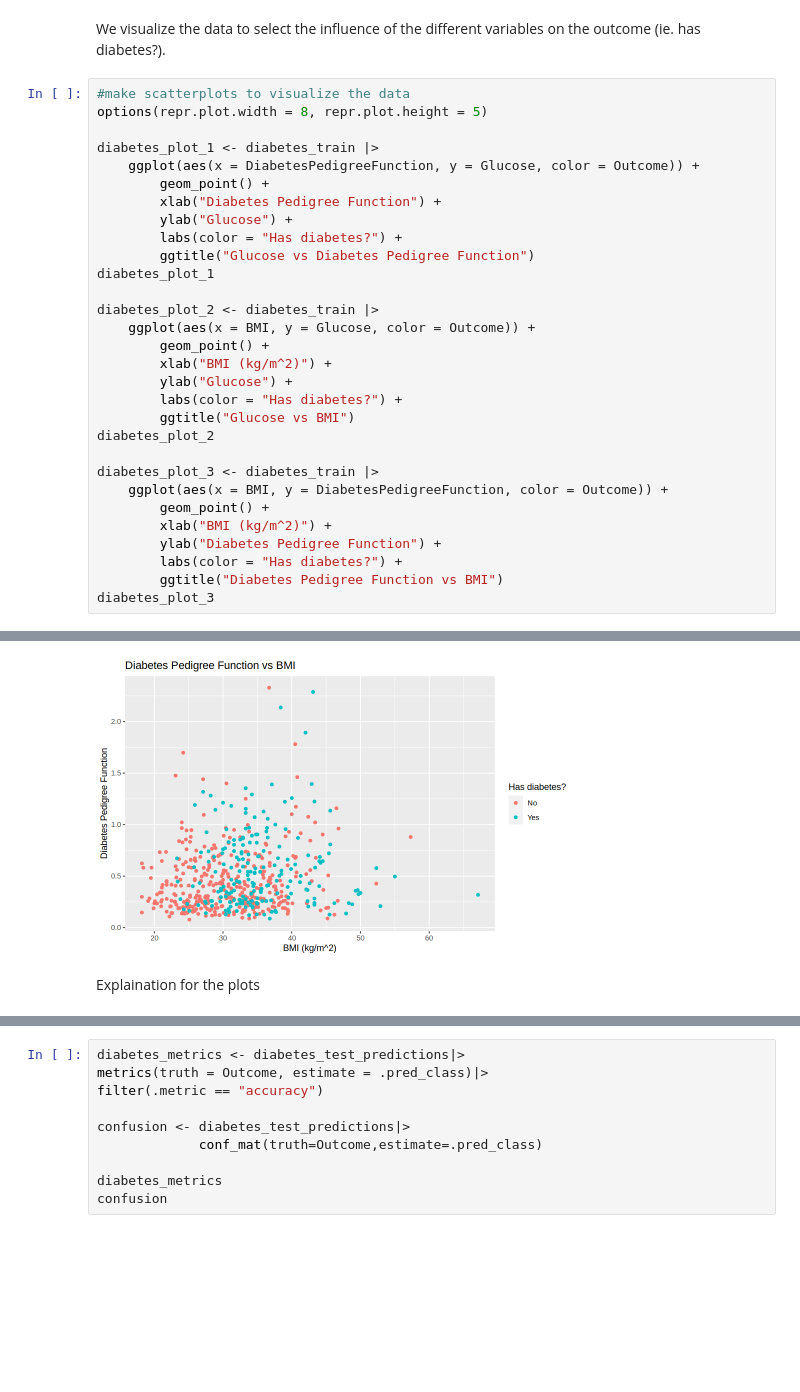
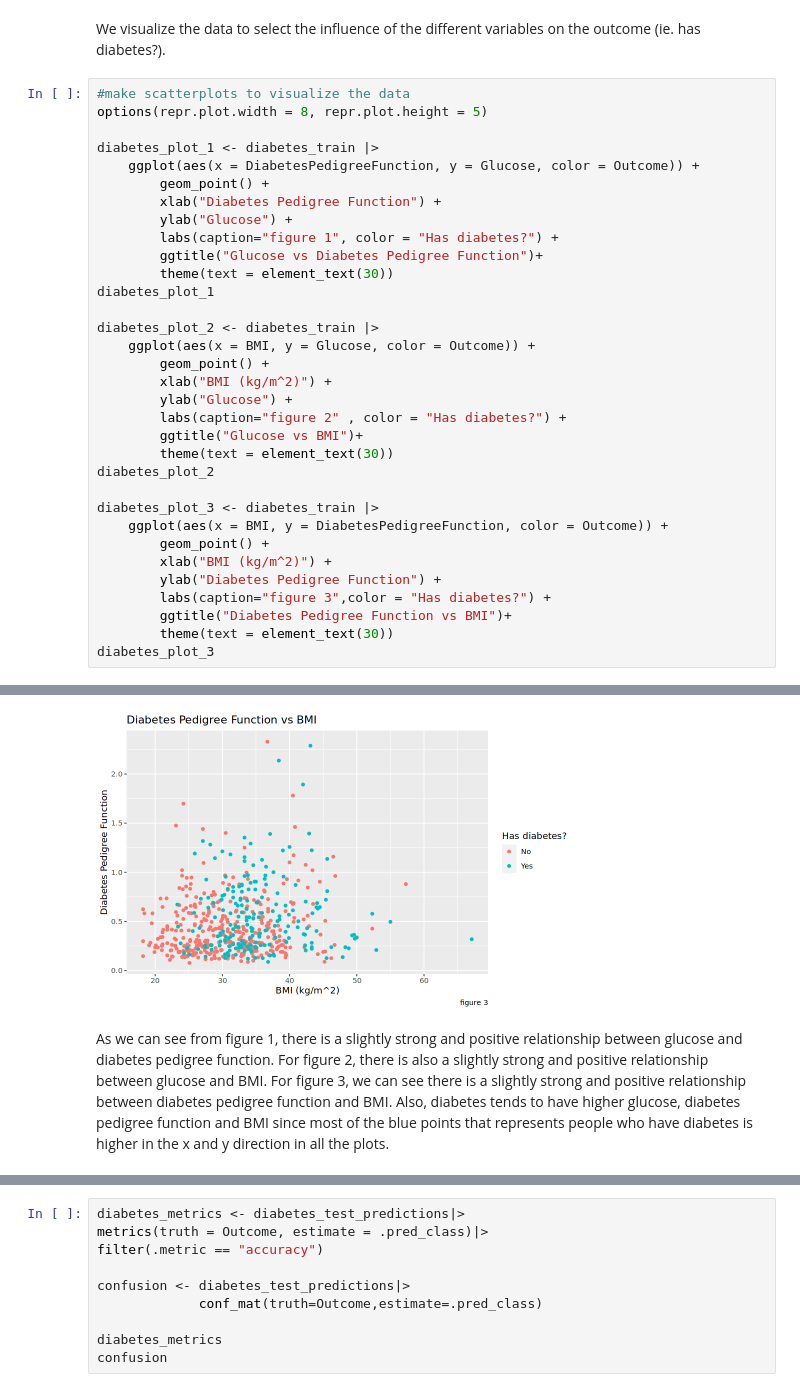
Before and after one commit to AmritS14/DSCI-Project, a Jupyter notebook: Project.ipynb, the cells around one changed output, grey strips where cells are left out. Drawn from its saved outputs; the diff is of its cells as text; blank space fills up the shorter version.

```diff
--- a/Project.ipynb
+++ b/Project.ipynb
@@ -272,8 +273,9 @@ diabetes_plot_1 <- diabetes_train |>
         geom_point() +
         xlab("Diabetes Pedigree Function") +
         ylab("Glucose") +
-        labs(color = "Has diabetes?") +
-        ggtitle("Glucose vs Diabetes Pedigree Function")
+        labs(caption="figure 1", color = "Has diabetes?") +
+        ggtitle("Glucose vs Diabetes Pedigree Function")+
+        theme(text = element_text(30))
 diabetes_plot_1
 
 diabetes_plot_2 <- diabetes_train |>
@@ -281,8 +283,9 @@ diabetes_plot_2 <- diabetes_train |>
         geom_point() +
         xlab("BMI (kg/m^2)") +
         ylab("Glucose") +
-        labs(color = "Has diabetes?") +
-        ggtitle("Glucose vs BMI")
+        labs(caption="figure 2" , color = "Has diabetes?") +
+        ggtitle("Glucose vs BMI")+
+        theme(text = element_text(30))
 diabetes_plot_2
 
 diabetes_plot_3 <- diabetes_train |>
@@ -290,7 +293,8 @@ diabetes_plot_3 <- diabetes_train |>
         geom_point() +
         xlab("BMI (kg/m^2)") +
         ylab("Diabetes Pedigree Function") +
-        labs(color = "Has diabetes?") +
-        ggtitle("Diabetes Pedigree Function vs BMI")
+        labs(caption="figure 3",color = "Has diabetes?") +
+        ggtitle("Diabetes Pedigree Function vs BMI")+
+        theme(text = element_text(30))
 diabetes_plot_3
 # %% [output]
@@ -299,6 +303,6 @@ diabetes_plot_3
-[figure, old version]
+[figure, new version]
 # %% [markdown]
-Explaination for the plots
+As we can see from figure 1, there is a slightly strong and positive relationship between glucose and diabetes pedigree function. For figure 2,  there is also a slightly strong and positive relationship between glucose and BMI. For figure 3,  we can see there is a slightly strong and positive relationship between diabetes pedigree function and BMI. Also, diabetes tends to have higher glucose, diabetes pedigree function and BMI since most of the blue points that represents people who have diabetes is higher in the x and y direction in all the plots.
 # %%
 set.seed(1234)
 
```
Also changed, not shown: parts of 10 cells of this notebook.
